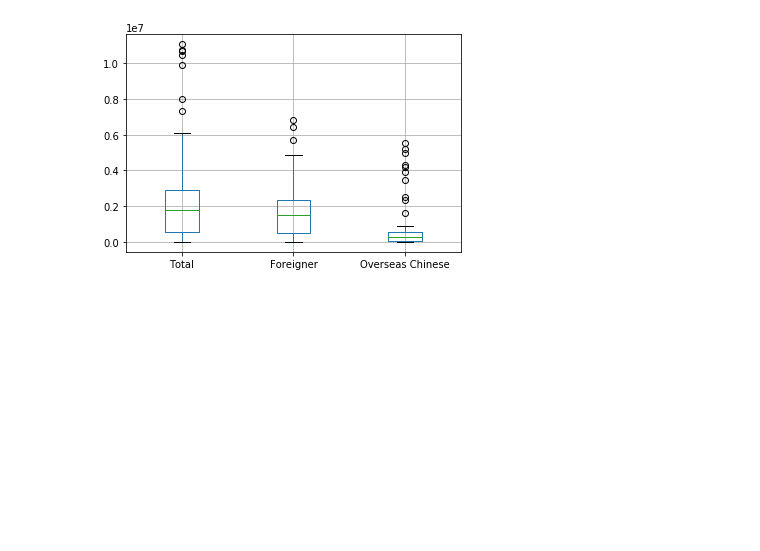
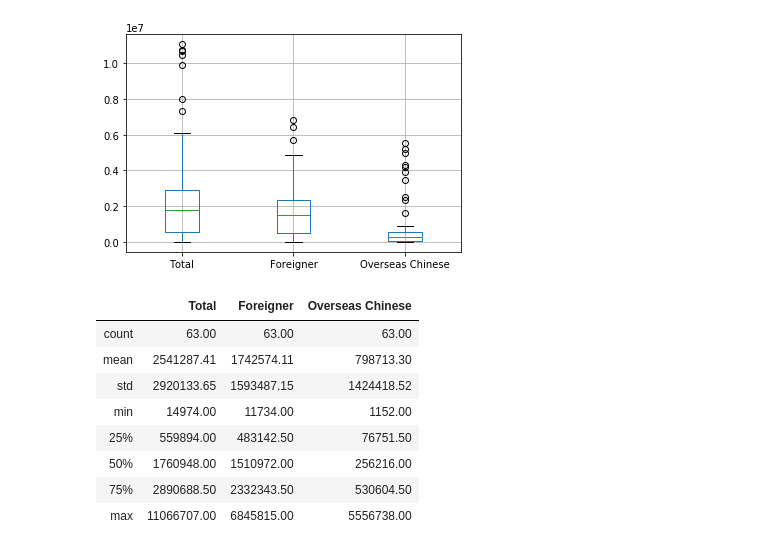
Before and after one commit to julie861106/2019Python, a Jupyter notebook: 1030_HW.ipynb, the cells around one changed output. Drawn from its saved outputs; the diff is of its cells as text; code cells hidden in the pictures; blank space fills up the shorter version.

```diff
--- a/1030_HW.ipynb
+++ b/1030_HW.ipynb
@@ -150,3 +150,15 @@ df_sorted.boxplot()
 plt.show()
 # %% [output]
 [figure]
+# %%
+round(df_sorted.describe(),2)
+# %% [output]
+|  | Total | Foreigner | Overseas Chinese |
+| count | 63.00 | 63.00 | 63.00 |
+| mean | 2541287.41 | 1742574.11 | 798713.30 |
+| std | 2920133.65 | 1593487.15 | 1424418.52 |
+| min | 14974.00 | 11734.00 | 1152.00 |
+| 25% | 559894.00 | 483142.50 | 76751.50 |
+| 50% | 1760948.00 | 1510972.00 | 256216.00 |
+| 75% | 2890688.50 | 2332343.50 | 530604.50 |
+| max | 11066707.00 | 6845815.00 | 5556738.00 |
```
Also changed, not shown: parts of 2 cells of this notebook.
